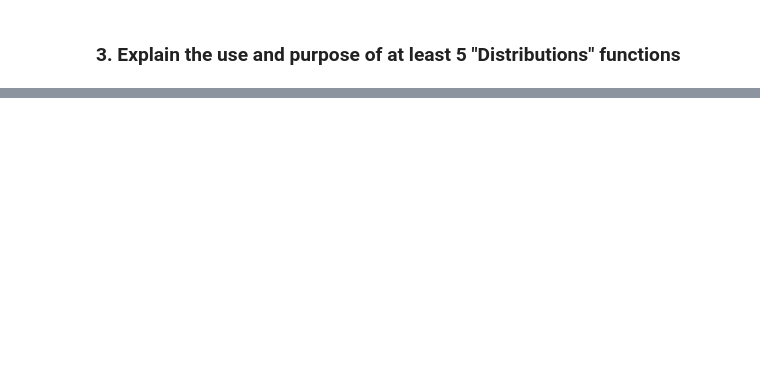
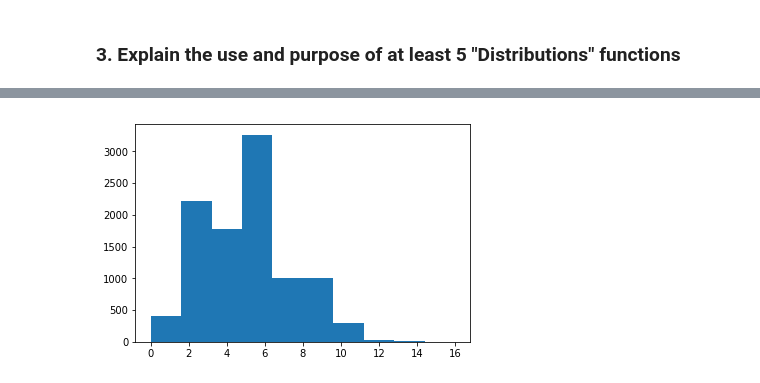
Before and after one commit to SimonMcLain/GMIT-Programming-for-Data-Analysis---Practicals, a Jupyter notebook: numpy-random.ipynb, the cells around one changed output, grey strips where cells are left out. Cells and saved outputs as stored; diff of their text form; code cells hidden in the pictures; blank space fills up the shorter version.

Commit message:
Added 3 distributions to task 3

```diff
--- a/numpy-random.ipynb
+++ b/numpy-random.ipynb
@@ -140,0 +156,7 @@ plt.show()
+# %%
+# Explain tis Poisson Distribution - format the axis
+l = np.random.poisson(5, 10000)
+plt.hist(l)
+plt.show()
+# %% [output]
+[figure, added]
```
Also changed, not shown: parts of 15 cells of this notebook, 1 other file.
